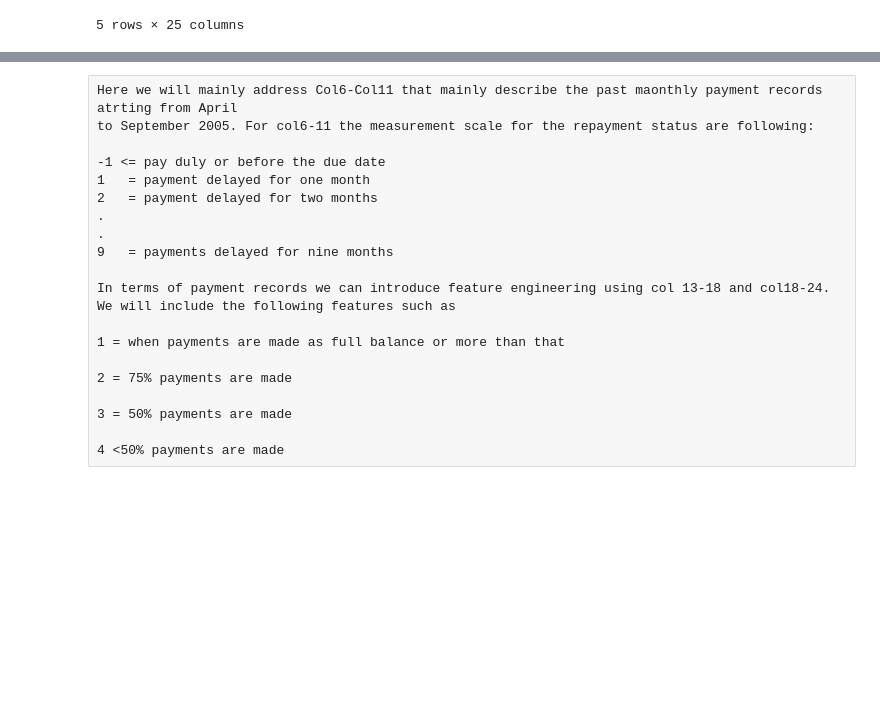
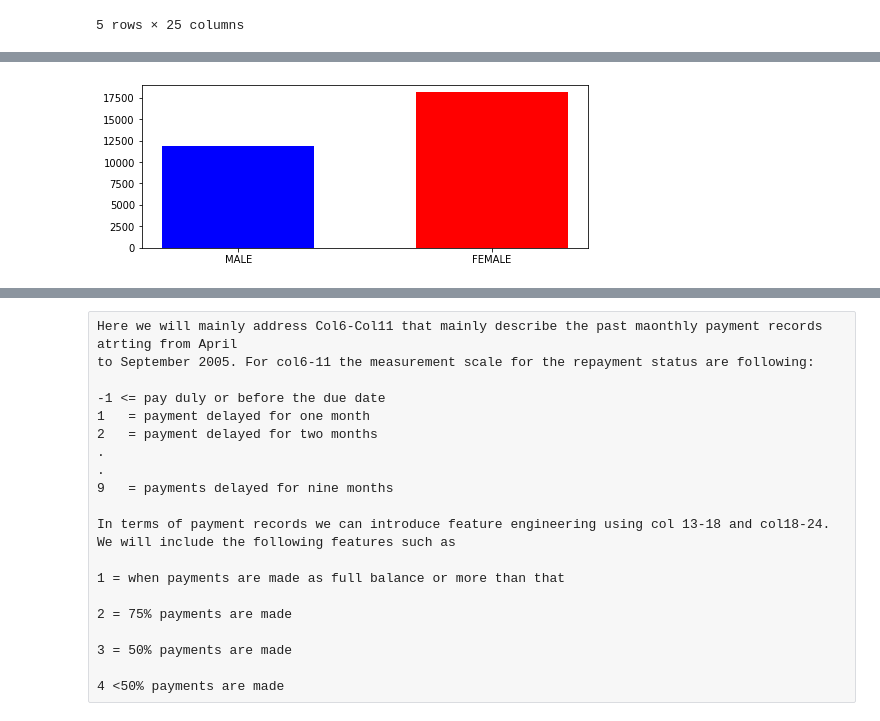
Before and after one commit to dsGitHubRepository/default-of-credit-card-clients, a Jupyter notebook: Rubric-Unit-8-5b-Capstone-Project-I-Milestone-Report.ipynb, the cells around one changed output, grey strips where cells are left out. Drawn from its saved outputs; the diff is of its cells as text; code cells hidden in the pictures; blank space fills up the shorter version.

```diff
--- a/Rubric-Unit-8-5b-Capstone-Project-I-Milestone-Report.ipynb
+++ b/Rubric-Unit-8-5b-Capstone-Project-I-Milestone-Report.ipynb
@@ -20,0 +75,9 @@ df.head()
+# %%
+mf = [[1, 2], ['MALE', 'FEMALE']]
+mf = ['MALE', 'FEMALE']
+y = [df['SEX'].value_counts()[1], df['SEX'].value_counts()[2]]
+plt.figure(figsize=(8,3))
+plt.bar(mf, y, width=0.6, color=['blue', 'red'] )
+plt.show()
+# %% [output]
+[figure, added]
```
Also changed, not shown: parts of 15 cells of this notebook.
